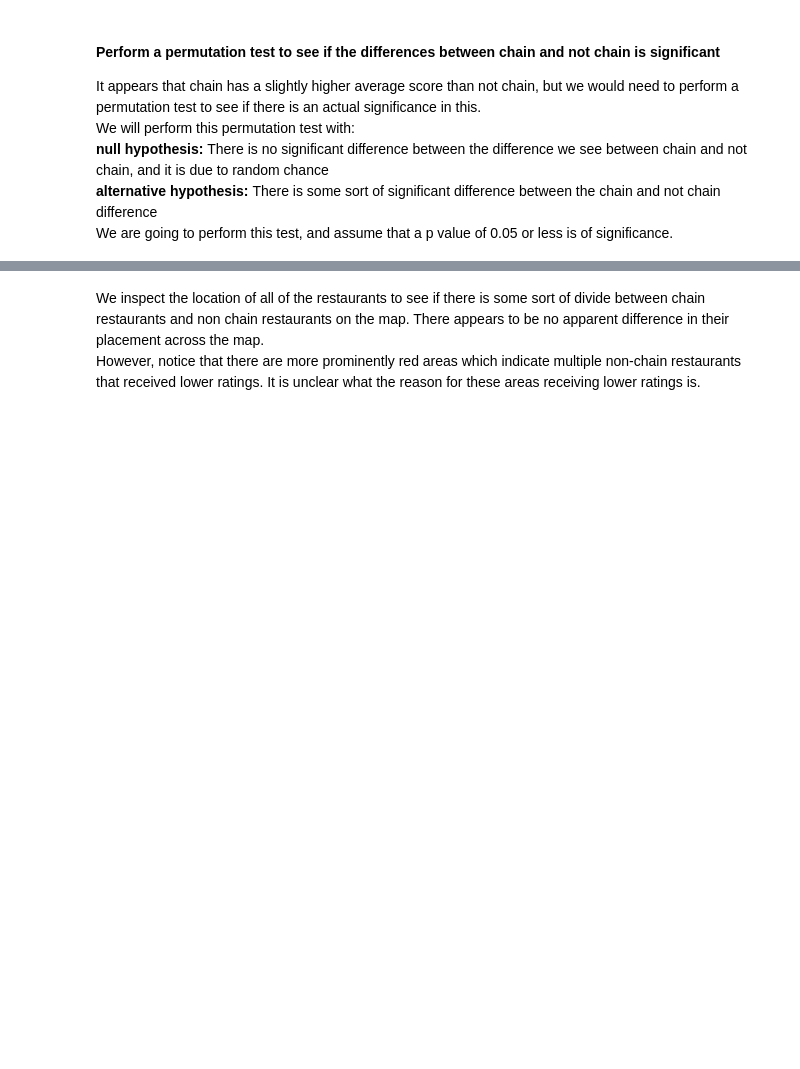
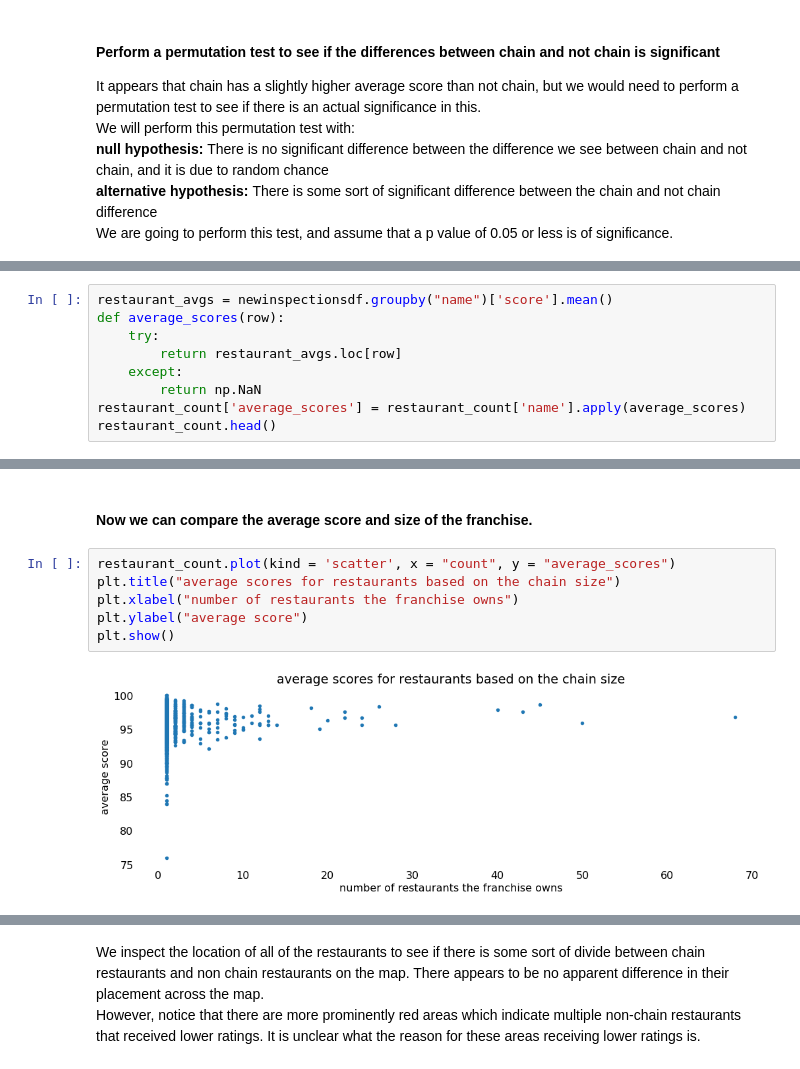
Before and after one commit to COGS108/individual_sp20, a Jupyter notebook: final_project/FinalProject_maderlime.ipynb, the cells around one changed output, grey strips where cells are left out. Cells and saved outputs as stored; diff of their text form; blank space fills up the shorter version.

```diff
--- a/final_project/FinalProject_maderlime.ipynb
+++ b/final_project/FinalProject_maderlime.ipynb
@@ -326,0 +427,9 @@ We see with the p value of nearly 0 there is some significant difference between
+# %%
+restaurant_avgs = newinspectionsdf.groupby("name")['score'].mean()
+def average_scores(row):
+    try:
+        return restaurant_avgs.loc[row]
+    except:
+        return np.NaN
+restaurant_count['average_scores'] = restaurant_count['name'].apply(average_scores)
+restaurant_count.head()
@@ -326,0 +444,10 @@ We see with the p value of nearly 0 there is some significant difference between
+# %% [markdown]
+<h4>Now we can compare the average score and size of the franchise. </h4>
+# %%
+restaurant_count.plot(kind = 'scatter', x = "count", y = "average_scores")
+plt.title("average scores for restaurants based on the chain size")
+plt.xlabel("number of restaurants the franchise owns")
+plt.ylabel("average score")
+plt.show()
+# %% [output]
+[figure, added]
```
Also changed, not shown: parts of 29 cells of this notebook.
